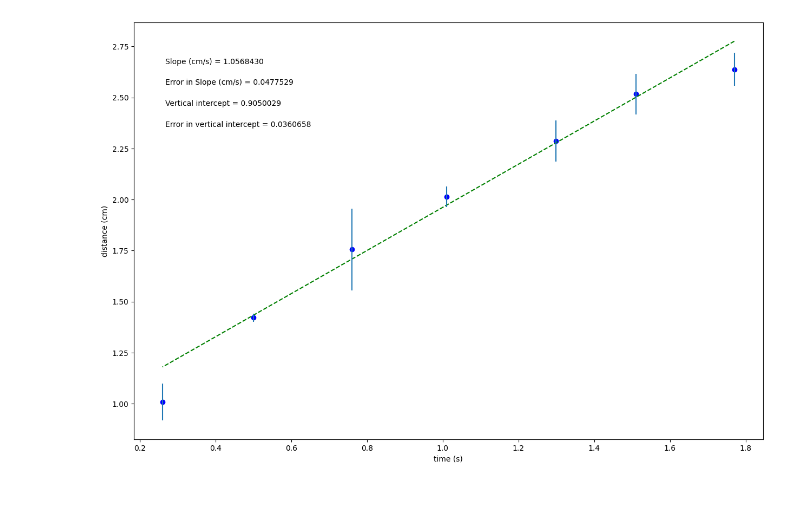
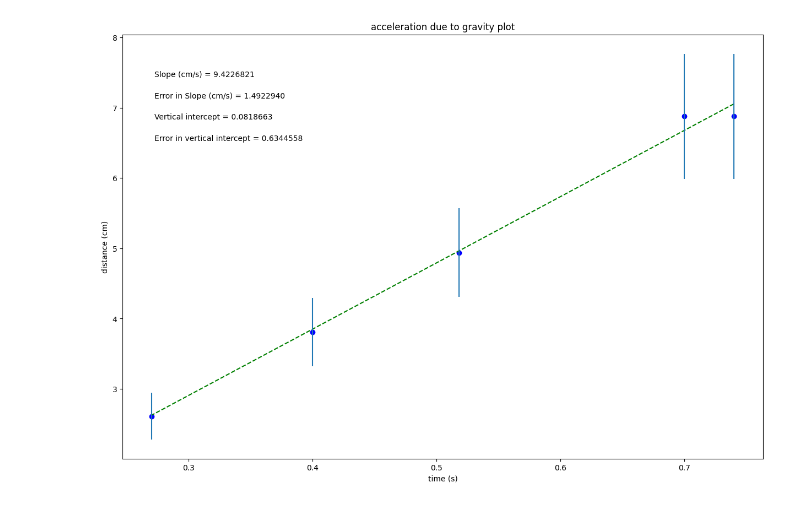
Before and after one commit to madisonthomas1192-coder/physxlab2026mt, a Jupyter notebook: lab1mt.ipynb, the cells around one changed output. Cells and saved outputs as stored; diff of their text form; code cells hidden in the pictures.

```diff
--- a/lab1mt.ipynb
+++ b/lab1mt.ipynb
@@ -19,11 +19,11 @@ import matplotlib.pyplot as plt
 #variable names should start with a letter and must contain only letters, numbers, and underscores
 
 
-time = np.array([1.770, 1.510, 1.299, 1.010, 0.760, 0.500, 0.260])
+time = np.array([0.740,0.700,0.518,0.400,0.270])
 
-distance = np.array([2.638, 2.517, 2.287, 2.014, 1.756, 1.421, 1.009])
+distance = np.array([6.879871002,6.879871002,4.938271605,3.807257585,2.61197837])
 
-err_distance = np.array([0.08, 0.1, 0.1, 0.05, 0.2, 0.02, 0.09])
+err_distance = np.array([0.889074735,0.889074735,0.632341869,0.484882078,0.33073383])
 
 
 
@@ -37,7 +37,7 @@ dy = err_distance        #this should be your error in y array
 
 #UPDATE EACH OF THESE 4 STRINGS FOR YOUR PLOT LABELS AS YOU WANT THEM TO APPEAR
 
-plot_title= ''
+plot_title= 'acceleration due to gravity plot'
 x_label= 'time (s)'
 y_label= 'distance (cm)'
 slope_units= 'cm/s'
@@ -92,31 +92,31 @@ elif annotation_placement==3 or annotation_placement==4:
 #Don't need to change anything in this section!
 
 #Plot data on graph. Plot error bars and place values for slope,
 #error in slope, and vertical intercept (plus error) on the plot using "annotate"
 
 plt.figure(figsize=(15,10))
 
 plt.plot(x, fit, color='green', linestyle='--')
 plt.scatter(x, y, color='blue', marker='o')
 
 plt.xlabel(x_label)
 plt.ylabel(y_label)
 plt.title(plot_title)
 
 plt.errorbar(x, y, yerr=dy, xerr=None, fmt="none") #don't need to plot x error bars
 
 plt.annotate('Slope ({}) = {value:.{digits}f}'.format(slope_units,value=m, digits=7),
              (xpos, ypos[0]), xycoords='axes fraction')
 
 plt.annotate('Error in Slope ({}) = {value:.{digits}f}'.format(slope_units,value=dm, digits=7),
              (xpos, ypos[1]), xycoords='axes fraction')
 
 plt.annotate('Vertical intercept = {value:.{digits}f}'.format(value=b, digits=7),
              (xpos, ypos[2]), xycoords='axes fraction')
 
 plt.annotate('Error in vertical intercept = {value:.{digits}f}'.format(value=db, digits=7),
              (xpos, ypos[3]), xycoords='axes fraction')
 
 plt.show()
 # %% [output]
-[figure, old version]
+[figure, new version]
```
